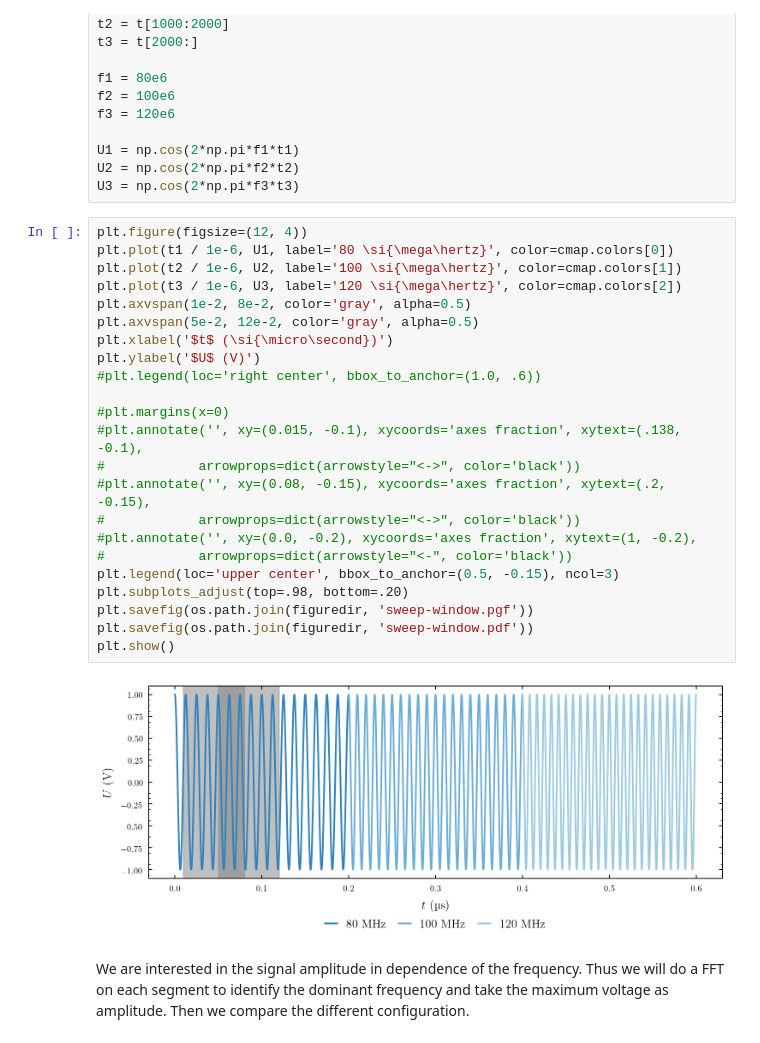
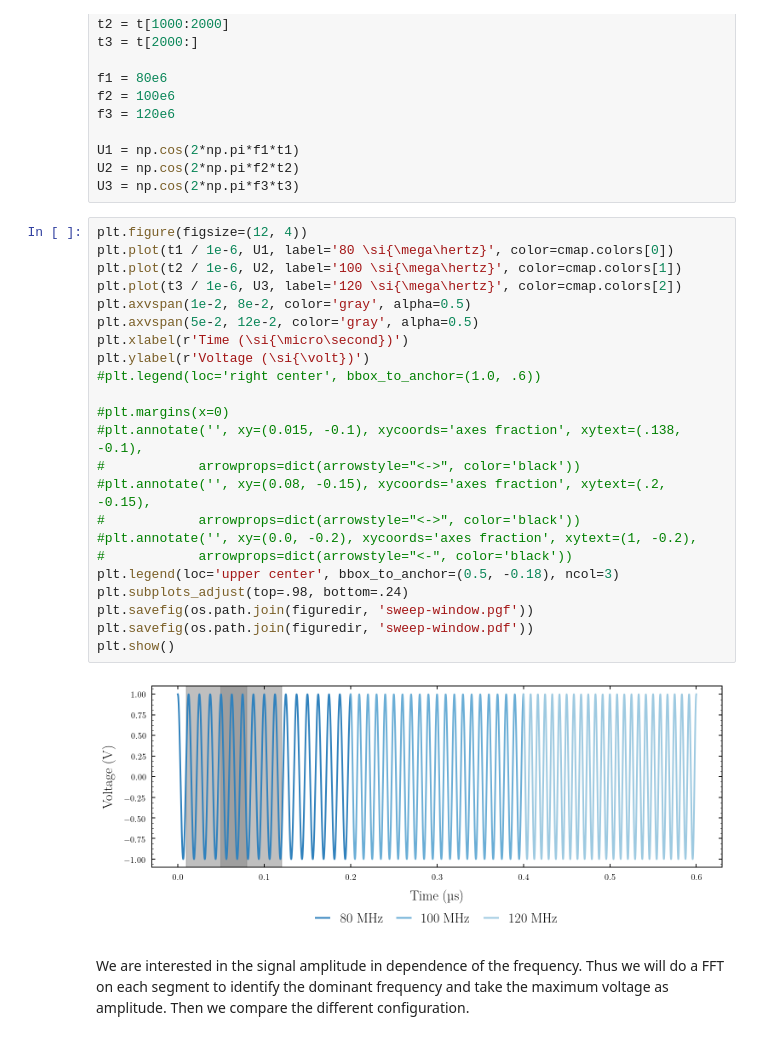
Before and after one commit to bodokaiser/bachelor-thesis, a Jupyter notebook: notebook/evaluation/signal-synthesis.ipynb, the cells around one changed output. Drawn from its saved outputs; the diff is of its cells as text.

```diff
--- a/notebook/evaluation/signal-synthesis.ipynb
+++ b/notebook/evaluation/signal-synthesis.ipynb
@@ -32,28 +32,28 @@ U3 = np.cos(2*np.pi*f3*t3)
 # %%
 plt.figure(figsize=(12, 4))
 plt.plot(t1 / 1e-6, U1, label='80 \si{\mega\hertz}', color=cmap.colors[0])
 plt.plot(t2 / 1e-6, U2, label='100 \si{\mega\hertz}', color=cmap.colors[1])
 plt.plot(t3 / 1e-6, U3, label='120 \si{\mega\hertz}', color=cmap.colors[2])
 plt.axvspan(1e-2, 8e-2, color='gray', alpha=0.5)
 plt.axvspan(5e-2, 12e-2, color='gray', alpha=0.5)
-plt.xlabel('$t$ (\si{\micro\second})')
-plt.ylabel('$U$ (V)')
+plt.xlabel(r'Time (\si{\micro\second})')
+plt.ylabel(r'Voltage (\si{\volt})')
 #plt.legend(loc='right center', bbox_to_anchor=(1.0, .6))
 
 #plt.margins(x=0)
 #plt.annotate('', xy=(0.015, -0.1), xycoords='axes fraction', xytext=(.138, -0.1),
 #            arrowprops=dict(arrowstyle="<->", color='black'))
 #plt.annotate('', xy=(0.08, -0.15), xycoords='axes fraction', xytext=(.2, -0.15),
 #            arrowprops=dict(arrowstyle="<->", color='black'))
 #plt.annotate('', xy=(0.0, -0.2), xycoords='axes fraction', xytext=(1, -0.2),
 #            arrowprops=dict(arrowstyle="<-", color='black'))
-plt.legend(loc='upper center', bbox_to_anchor=(0.5, -0.15), ncol=3)
-plt.subplots_adjust(top=.98, bottom=.20)
+plt.legend(loc='upper center', bbox_to_anchor=(0.5, -0.18), ncol=3)
+plt.subplots_adjust(top=.98, bottom=.24)
 plt.savefig(os.path.join(figuredir, 'sweep-window.pgf'))
 plt.savefig(os.path.join(figuredir, 'sweep-window.pdf'))
 plt.show()
 # %% [output]
-[figure, old version]
+[figure, new version]
 # %% [markdown]
 We are interested in the signal amplitude in dependence of the frequency. Thus we will do a FFT on each segment to identify the dominant frequency and take the maximum voltage as amplitude. Then we compare the different configuration.
 # %%
```
Also changed, not shown: parts of 8 cells of this notebook, 9 other files.
